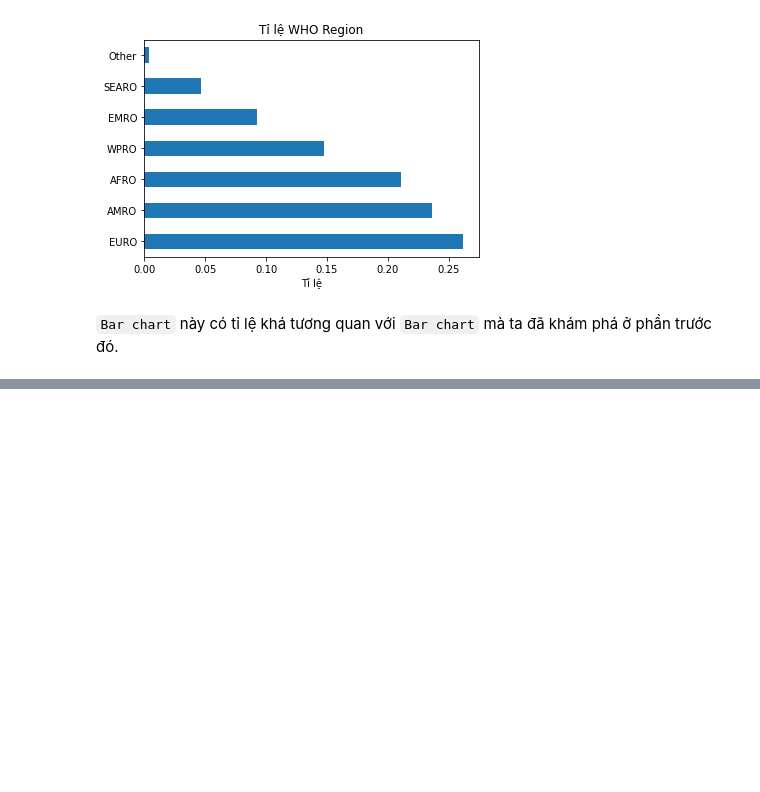
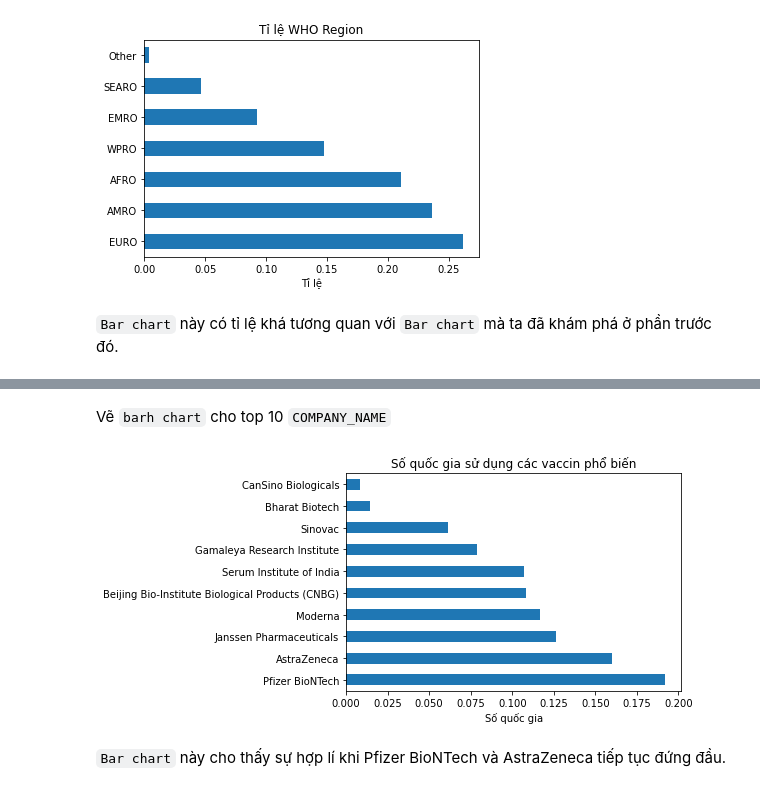
Before and after one commit to lavData/P4DS_Final_project, a Jupyter notebook: Khám phá dữ liệu.ipynb, the cells around one changed output, grey strips where cells are left out. Saved outputs shown, nothing was run; the diff lists cells and outputs as text; code cells hidden in the pictures; blank space fills up the shorter version.

```diff
--- a/Khám phá dữ liệu.ipynb
+++ b/Khám phá dữ liệu.ipynb
@@ -280,0 +459,3 @@ plt.title('Tỉ lệ WHO Region');
+# %%
+metavaccin_df = pd.read_csv('dataset/vaccination-metadata.csv')
+metavaccin_df.sample(5)
@@ -280,0 +536,3 @@ plt.title('Tỉ lệ WHO Region');
+# %%
+metavaccin_df = metavaccin_df.astype({'AUTHORIZATION_DATE': 'datetime64[ns]', 'START_DATE': 'datetime64[ns]',\
+                                      'END_DATE': 'datetime64[ns]', 'COMMENT': 'str'})
@@ -280,0 +566,2 @@ plt.title('Tỉ lệ WHO Region');
+# %%
+metavaccin_df = metavaccin_df.drop(columns=['END_DATE'])
@@ -280,0 +582,10 @@ plt.title('Tỉ lệ WHO Region');
+# %% [markdown]
+Vẽ `barh chart` cho top 10 `COMPANY_NAME`
+# %%
+metavaccin_df['COMPANY_NAME'].value_counts(normalize=True).head(10).plot.barh()
+plt.xlabel('Số quốc gia')
+plt.title('Số quốc gia sử dụng các vaccin phổ biến');
+# %% [output]
+[figure, added]
+# %% [markdown]
+`Bar chart` này cho thấy sự hợp lí khi Pfizer BioNTech và AstraZeneca tiếp tục đứng đầu.
```
Also changed, not shown: parts of 83 cells of this notebook.
